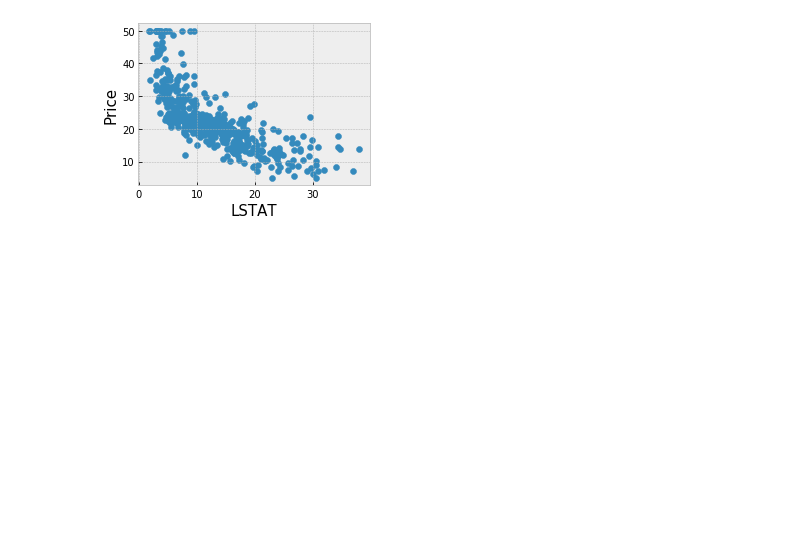
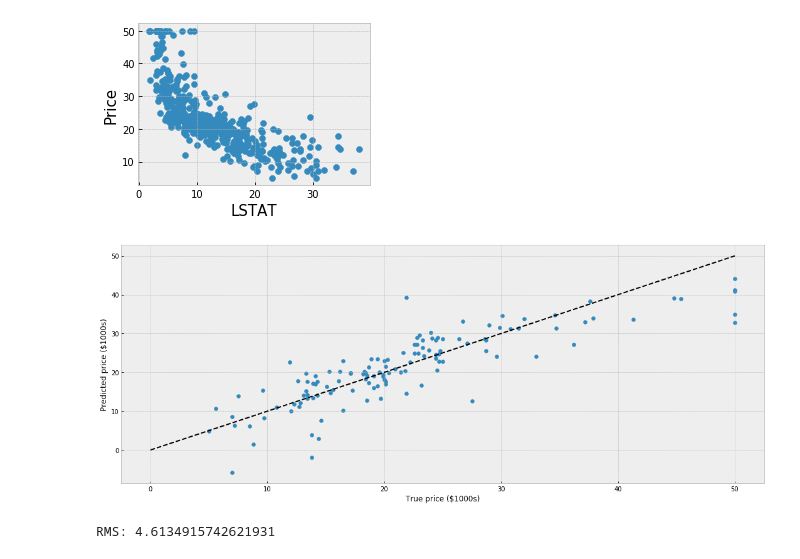
Before and after one commit to msamido/Linear_Regression, a Jupyter notebook: Linear_Regresso.ipynb, the cells around one changed output. Saved outputs shown, nothing was run; the diff lists cells and outputs as text; code cells hidden in the pictures; blank space fills up the shorter version.

Commit message:
linear regression

```diff
--- a/Linear_Regresso.ipynb
+++ b/Linear_Regresso.ipynb
@@ -40,3 +42,29 @@ for index, feature_name in enumerate(data.feature_names):
 [figure]
 [figure]
 [figure]
+# %%
+#prediction
+from sklearn.model_selection import train_test_split
+X_train, X_test, y_train, y_test = train_test_split(data.data, data.target)
+
+from sklearn.linear_model import LinearRegression
+clf = LinearRegression()
+clf.fit(X_train, y_train)
+predicted = clf.predict(X_test)
+expected = y_test
+
+plt.figure(figsize=(15, 6))
+plt.scatter(expected, predicted)
+plt.plot([0, 50], [0, 50], '--k')
+plt.axis('tight')
+plt.xlabel('True price ($1000s)')
+plt.ylabel('Predicted price ($1000s)')
+plt.tight_layout()
+# %% [output]
+[figure, added]
+# %%
+#display error rate
+
+print("RMS: %r " % np.sqrt(np.mean((predicted - expected) ** 2)))
+# %% [output]
+RMS: 4.6134915742621931
```
Also changed, not shown: parts of 1 cell of this notebook.
